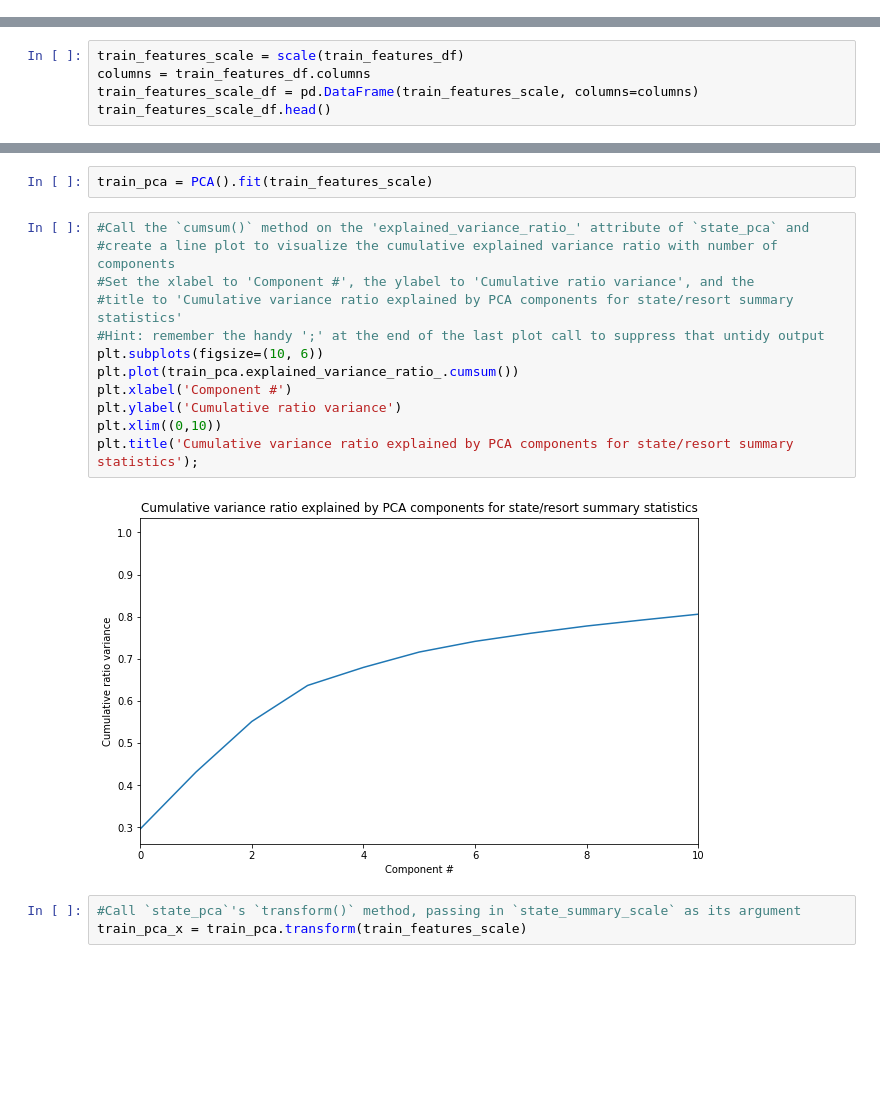
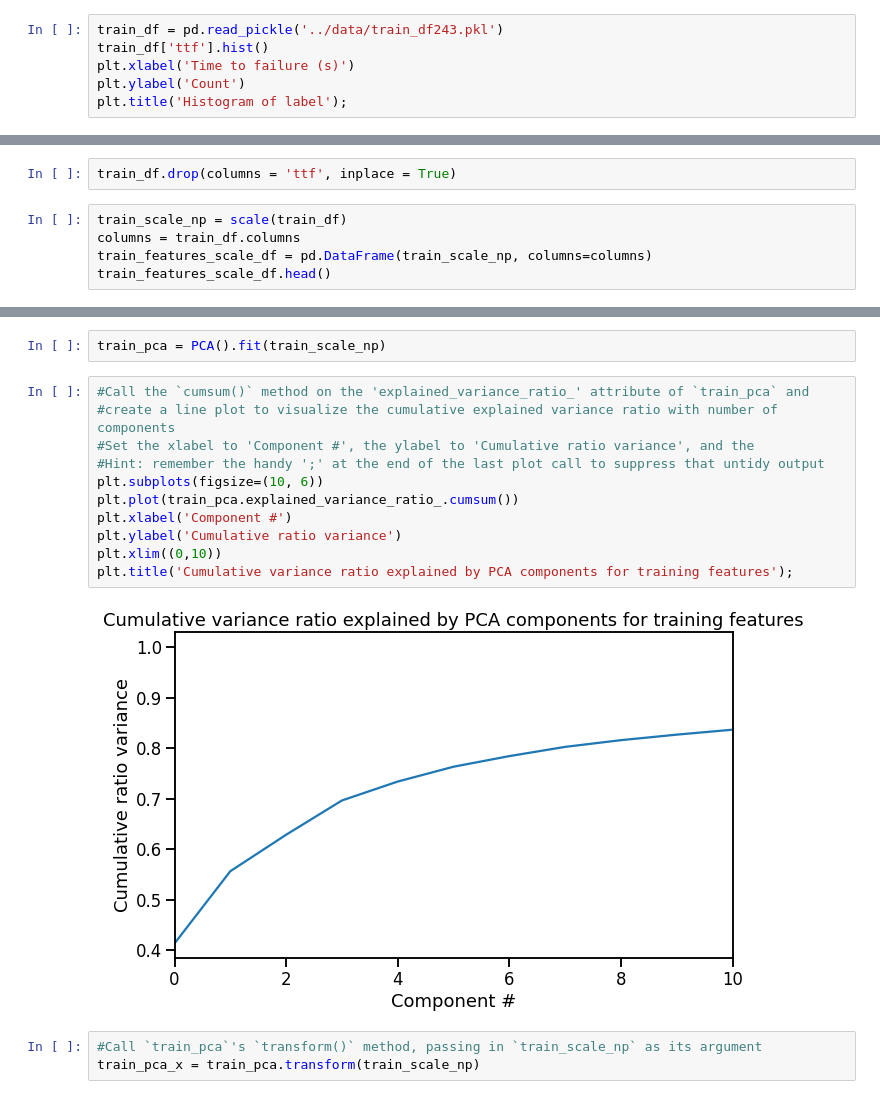
Before and after one commit to qq7933086/Laboratory_earthquake_time_prediction, a Jupyter notebook: Notebooks/03_exploratory_data_analysis.ipynb, the cells around one changed output, grey strips where cells are left out. Saved outputs shown, nothing was run; the diff lists cells and outputs as text; blank space fills up the shorter version.

Commit message:
Add table of contents. Correct the title of PCA plot

```diff
--- a/Notebooks/03_exploratory_data_analysis.ipynb
+++ b/Notebooks/03_exploratory_data_analysis.ipynb
@@ -37,0 +35,6 @@ train_features_df.head().T
+# %%
+train_df = pd.read_pickle('../data/train_df243.pkl')
+train_df['ttf'].hist()
+plt.xlabel('Time to failure (s)')
+plt.ylabel('Count')
+plt.title('Histogram of label');
@@ -42,6 +77,8 @@ train_features_df.head().T
+# %%
+train_df.drop(columns = 'ttf', inplace = True)
 # %%
-train_features_scale = scale(train_features_df)
-columns = train_features_df.columns
-train_features_scale_df = pd.DataFrame(train_features_scale, columns=columns)
+train_scale_np = scale(train_df)
+columns = train_df.columns
+train_features_scale_df = pd.DataFrame(train_scale_np, columns=columns)
 train_features_scale_df.head()
 # %% [output]
@@ -70,22 +107,21 @@ Length: 168, dtype: float64
 # %%
-train_pca = PCA().fit(train_features_scale)
+train_pca = PCA().fit(train_scale_np)
 # %%
-#Call the `cumsum()` method on the 'explained_variance_ratio_' attribute of `state_pca` and
+#Call the `cumsum()` method on the 'explained_variance_ratio_' attribute of `train_pca` and
 #create a line plot to visualize the cumulative explained variance ratio with number of components
 #Set the xlabel to 'Component #', the ylabel to 'Cumulative ratio variance', and the
-#title to 'Cumulative variance ratio explained by PCA components for state/resort summary statistics'
 #Hint: remember the handy ';' at the end of the last plot call to suppress that untidy output
 plt.subplots(figsize=(10, 6))
 plt.plot(train_pca.explained_variance_ratio_.cumsum())
 plt.xlabel('Component #')
 plt.ylabel('Cumulative ratio variance')
 plt.xlim((0,10))
-plt.title('Cumulative variance ratio explained by PCA components for state/resort summary statistics');
+plt.title('Cumulative variance ratio explained by PCA components for training features');
 # %% [output]
-[figure, old version]
+[figure, new version]
 # %%
-#Call `state_pca`'s `transform()` method, passing in `state_summary_scale` as its argument
-train_pca_x = train_pca.transform(train_features_scale)
+#Call `train_pca`'s `transform()` method, passing in `train_scale_np` as its argument
+train_pca_x = train_pca.transform(train_scale_np)
 # %%
 train_pca_x.shape
 # %% [output]
```
Also changed, not shown: parts of 25 cells of this notebook, 2 other files.
